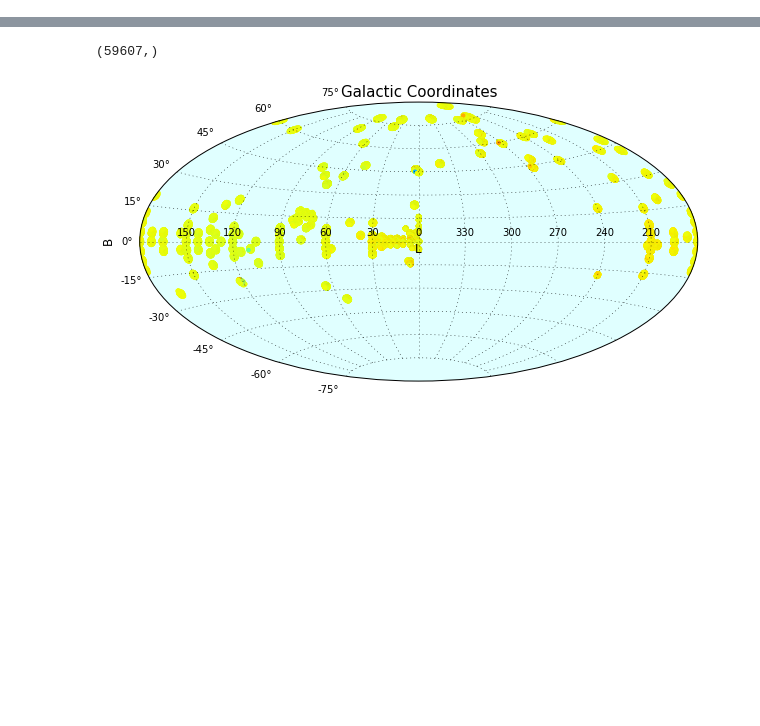
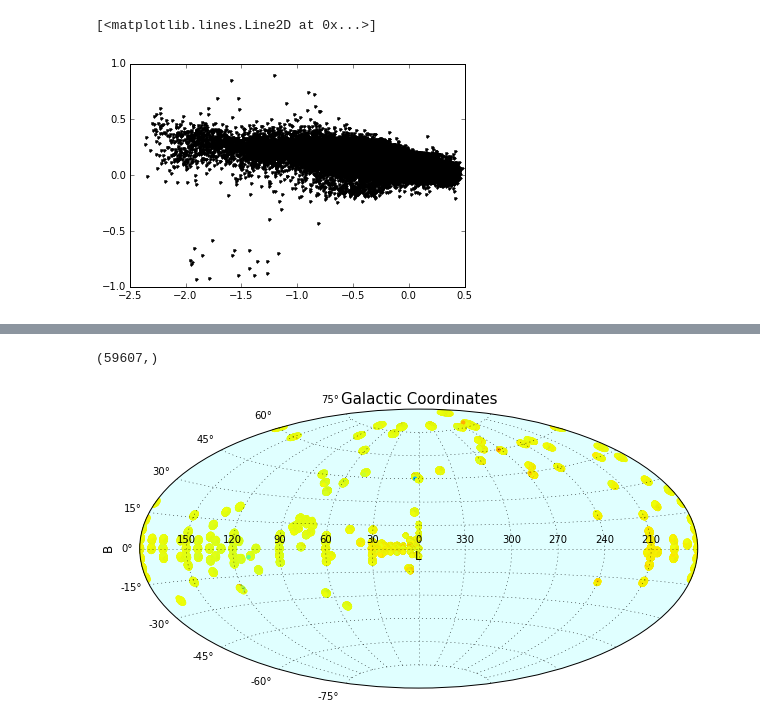
Before and after one commit to stephenpardy/PythonNotebooks, a Jupyter notebook: APOGEE.ipynb, the cells around one changed output, grey strips where cells are left out. Saved outputs shown, nothing was run; the diff lists cells and outputs as text; code cells hidden in the pictures; blank space fills up the shorter version.

```diff
--- a/APOGEE.ipynb
+++ b/APOGEE.ipynb
@@ -5,5 +5,23 @@ import matplotlib.pyplot as plt
 from scipy import stats
 #needed to show plots in ipython cells
 %matplotlib inline
+# %%
+def rec_keys(fits_rec):
+    return fits_rec.dtype.fields.keys()
+
+names = ['FE_H', 'PARAM_ALPHA_M', 'MG_H']
+def good_indicies(data, index=None):
+    if index is not None:
+        good = np.ones_like(index, dtype=bool)
+        for name in names:
+            good *= data[name][index] > -9999
+    else:
+        good = np.ones(len(data[names[0]]), dtype=bool)
+        for name in names:
+            good *= data[name] > -9999
+
+    return good
 # %%
 APOGEE = fits.open('/Users/spardy/Research/data/APOGEE/allStar-v304.fits')
+# %%
+cat_all = fits.open('/Users/spardy/Google Drive/ChemicalTagging/APOGEE/allStar-v603.fits')
@@ -10,2 +48,8 @@ APOGEE = fits.open('/Users/spardy/Research/data/APOGEE/allStar-v304.fits')
 # %%
 #APOGEE[1].data #uncomment this line to see the data names
+# %%
+good = good_indicies(cat_all[1].data)
+plt.plot(cat_all[1].data['FE_H'][good], cat_all[1].data['PARAM_ALPHA_M'][good], 'k.')
+# %% [output]
+[<matplotlib.lines.Line2D at 0x...>]
+[figure, added]
```
Also changed, not shown: parts of 2 cells of this notebook, 2 other files.
